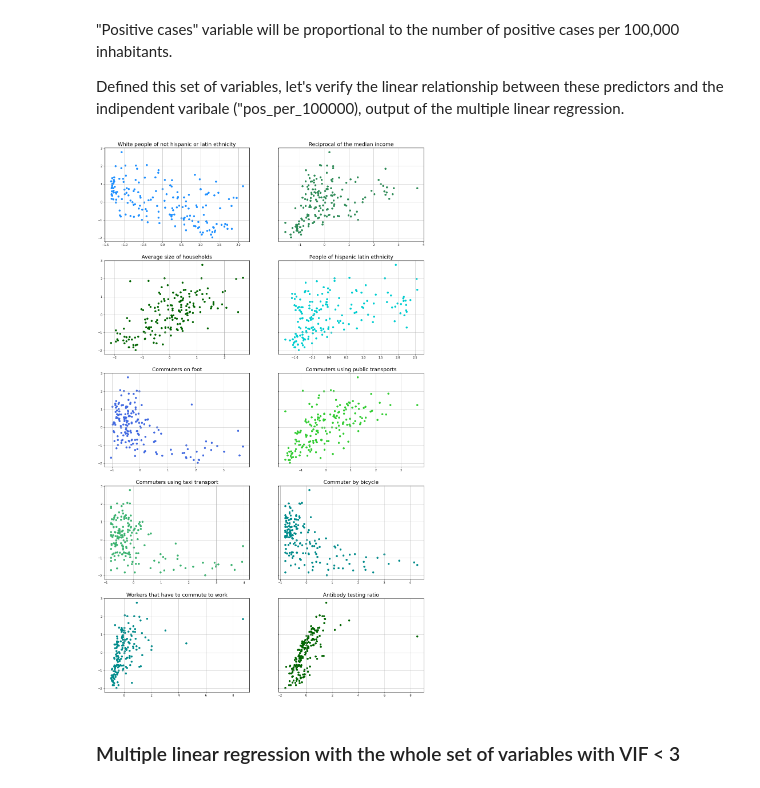
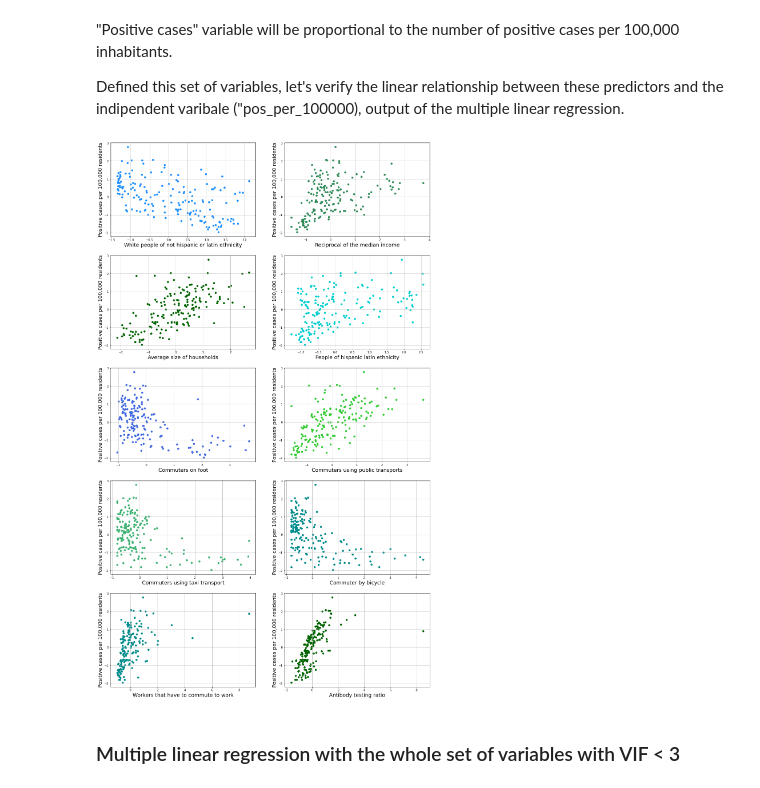
Before and after one commit to ClaudiaDeceglie/Thesis_NYC_covid19, a Jupyter notebook: Correlation Analysis of socio-economic variables at ZCTA level.ipynb, the cells around one changed output. Cells and saved outputs as stored; diff of their text form; code cells hidden in the pictures.

```diff
--- a/Correlation Analysis of socio-economic variables at ZCTA level.ipynb
+++ b/Correlation Analysis of socio-economic variables at ZCTA level.ipynb
@@ -269,49 +269,59 @@ vif_data4
 
 Defined this set of variables, let's verify the linear relationship between these predictors and the indipendent varibale ("pos_per_100000), output of the multiple linear regression.
 # %%
-fig, axs = plt.subplots(5, 2, figsize=(20, 35), sharey=True)
+fig, axs = plt.subplots(5, 2, figsize=(20, 35))
 
 axs[0][0].scatter(std_data_per_zcta['nonhispLat_white_raceethnic'], std_data_per_zcta['pos_per_100000'], s=None, c='dodgerblue', marker=None)
-axs[0][0].set_title("White people of not hispanic or latin ethnicity", fontsize=18)
+axs[0][0].set_xlabel("White people of not hispanic or latin ethnicity", fontsize=18)
+axs[0][0].set_ylabel("Positive cases per 100,000 residents",fontsize=18)
 axs[0][0].grid()
 
 axs[0][1].scatter(std_data_per_zcta['one_over_medincome'],std_data_per_zcta['pos_per_100000'], s=None, c='seagreen', marker=None)
-axs[0][1].set_title("Reciprocal of the median income", fontsize=18)
+axs[0][1].set_xlabel("Reciprocal of the median income", fontsize=18)
+axs[0][1].set_ylabel("Positive cases per 100,000 residents",fontsize=18)
 axs[0][1].grid()
 
 axs[1][0].scatter(std_data_per_zcta['avg_hhold_size'], std_data_per_zcta['pos_per_100000'], s=None, c='darkgreen', marker=None)
-axs[1][0].set_title("Average size of households", fontsize=18)
+axs[1][0].set_xlabel("Average size of households", fontsize=18)
+axs[1][0].set_ylabel("Positive cases per 100,000 residents",fontsize=18)
 axs[1][0].grid()
 
 axs[1][1].scatter(std_data_per_zcta['hisplat_raceethnic'],std_data_per_zcta['pos_per_100000'], s=None, c='darkturquoise', marker=None)
-axs[1][1].set_title("People of hispanic latin ethnicity", fontsize=18)
+axs[1][1].set_xlabel("People of hispanic latin ethnicity", fontsize=18)
+axs[1][1].set_ylabel("Positive cases per 100,000 residents",fontsize=18)
 axs[1][1].grid()
 
 axs[2][0].scatter(std_data_per_zcta['walked_commute'],std_data_per_zcta['pos_per_100000'], s=None, c='royalblue', marker=None)
-axs[2][0].set_title("Commuters on foot", fontsize=18)
+axs[2][0].set_xlabel("Commuters on foot", fontsize=18)
+axs[2][0].set_ylabel("Positive cases per 100,000 residents",fontsize=18)
 axs[2][0].grid()
 
 axs[2][1].scatter(std_data_per_zcta['pubtrans_bus_commute'],std_data_per_zcta['pos_per_100000'], s=None, c='limegreen', marker=None)
-axs[2][1].set_title("Commuters using public transports", fontsize=18)
+axs[2][1].set_xlabel("Commuters using public transports", fontsize=18)
+axs[2][1].set_ylabel("Positive cases per 100,000 residents",fontsize=18)
 axs[2][1].grid()
 
 axs[3][0].scatter(std_data_per_zcta['taxi_commute'],std_data_per_zcta['pos_per_100000'], s=None, c='mediumseagreen', marker=None)
-axs[3][0].set_title("Commuters using taxi transport", fontsize=18)
+axs[3][0].set_xlabel("Commuters using taxi transport", fontsize=18)
+axs[3][0].set_ylabel("Positive cases per 100,000 residents",fontsize=18)
 axs[3][0].grid()
 
 axs[3][1].scatter(std_data_per_zcta['bicycle_commute'],std_data_per_zcta['pos_per_100000'], s=None, c='darkcyan', marker=None)
-axs[3][1].set_title("Commuter by bicycle", fontsize=18)
+axs[3][1].set_xlabel("Commuter by bicycle", fontsize=18)
+axs[3][1].set_ylabel("Positive cases per 100,000 residents",fontsize=18)
 axs[3][1].grid()
 
 axs[4][0].scatter(std_data_per_zcta['didnot_workhome_commute'],std_data_per_zcta['pos_per_100000'], s=None, c='darkcyan', marker=None)
-axs[4][0].set_title("Workers that have to commute to work", fontsize=18)
+axs[4][0].set_xlabel("Workers that have to commute to work", fontsize=18)
+axs[4][0].set_ylabel("Positive cases per 100,000 residents",fontsize=18)
 axs[4][0].grid()
 
 axs[4][1].scatter(std_data_per_zcta['testing_ratio'],std_data_per_zcta['pos_per_100000'], s=None, c='darkgreen', marker=None)
-axs[4][1].set_title("Antibody testing ratio", fontsize=18)
+axs[4][1].set_xlabel("Antibody testing ratio", fontsize=18)
+axs[4][1].set_ylabel("Positive cases per 100,000 residents",fontsize=18)
 axs[4][1].grid()
 # %% [output]
-[figure, old version]
+[figure, new version]
 # %% [markdown]
 ### Multiple linear regression with the whole set of variables with VIF < 3
 # %%
```
Also changed, not shown: parts of 1 cell of this notebook.
